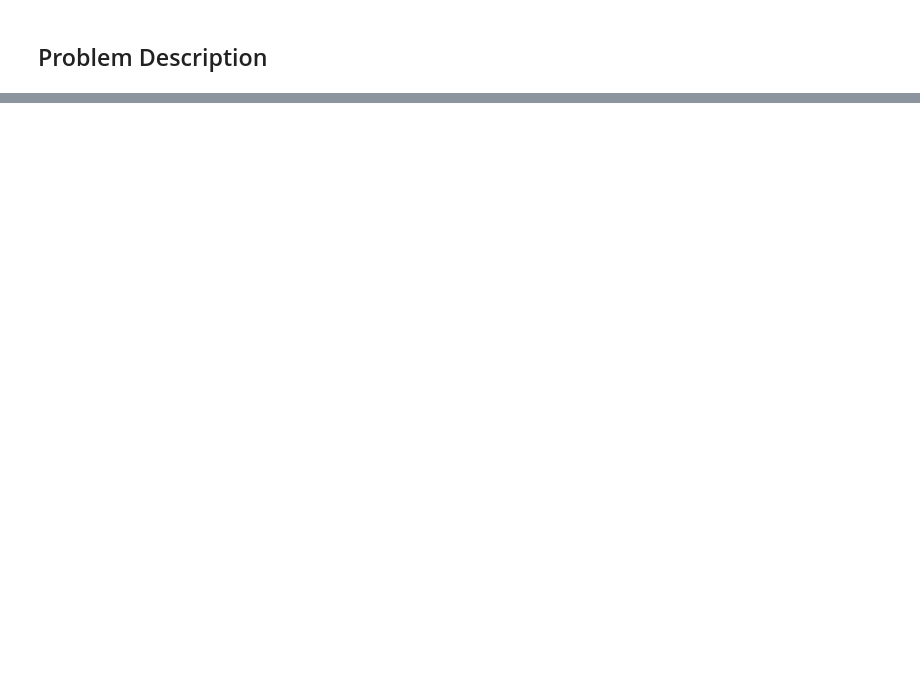
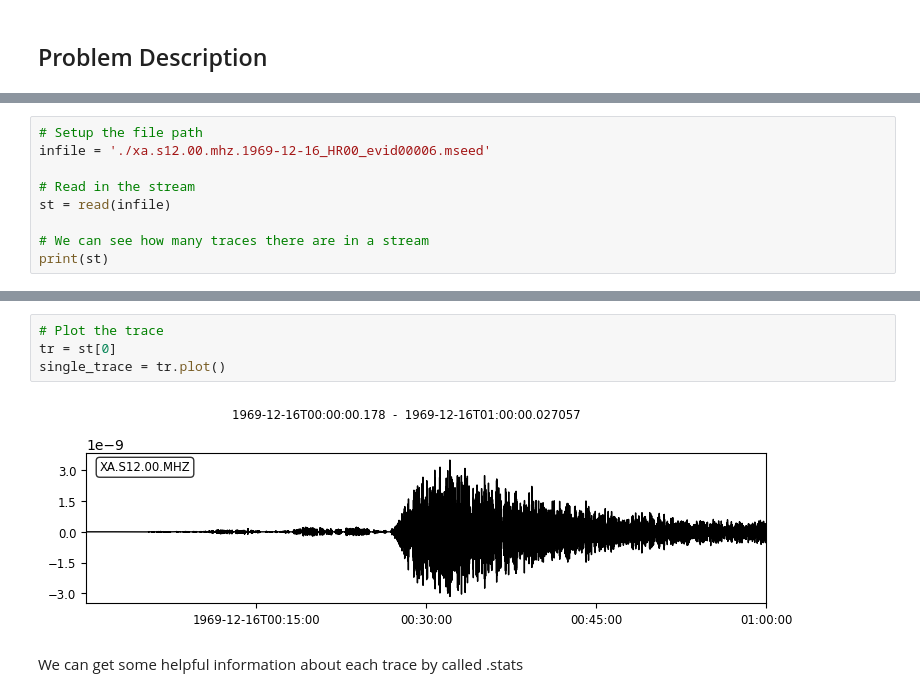
Before and after one commit to civilinifr/fc_python_class, a Jupyter notebook: easy_challenges/MoonquakeWave.ipynb, the cells around one changed output, grey strips where cells are left out. Drawn from its saved outputs; the diff is of its cells as text; blank space fills up the shorter version.

```diff
--- a/easy_challenges/MoonquakeWave.ipynb
+++ b/easy_challenges/MoonquakeWave.ipynb
@@ -15,0 +29,9 @@ The objectives are to extract the following information from the seismic wavefor
+# %%
+# Setup the file path
+infile = './xa.s12.00.mhz.1969-12-16_HR00_evid00006.mseed'
+
+# Read in the stream
+st = read(infile)
+
+# We can see how many traces there are in a stream
+print(st)
@@ -15,0 +41,8 @@ The objectives are to extract the following information from the seismic wavefor
+# %%
+# Plot the trace
+tr = st[0]
+single_trace = tr.plot()
+# %% [output]
+[figure, added]
+# %% [markdown]
+We can get some helpful information about each trace by called .stats
```
Also changed, not shown: parts of 11 cells of this notebook.
